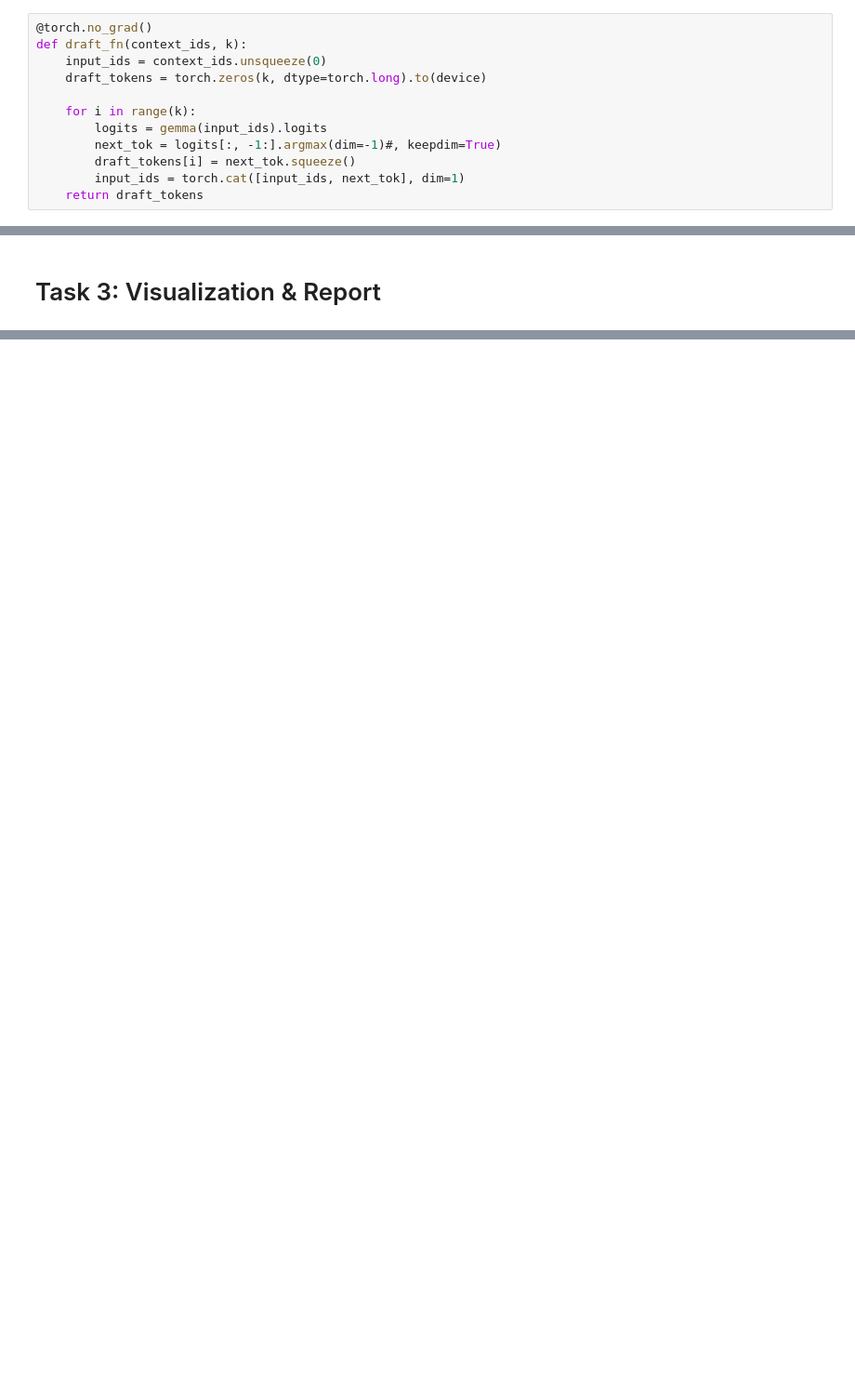
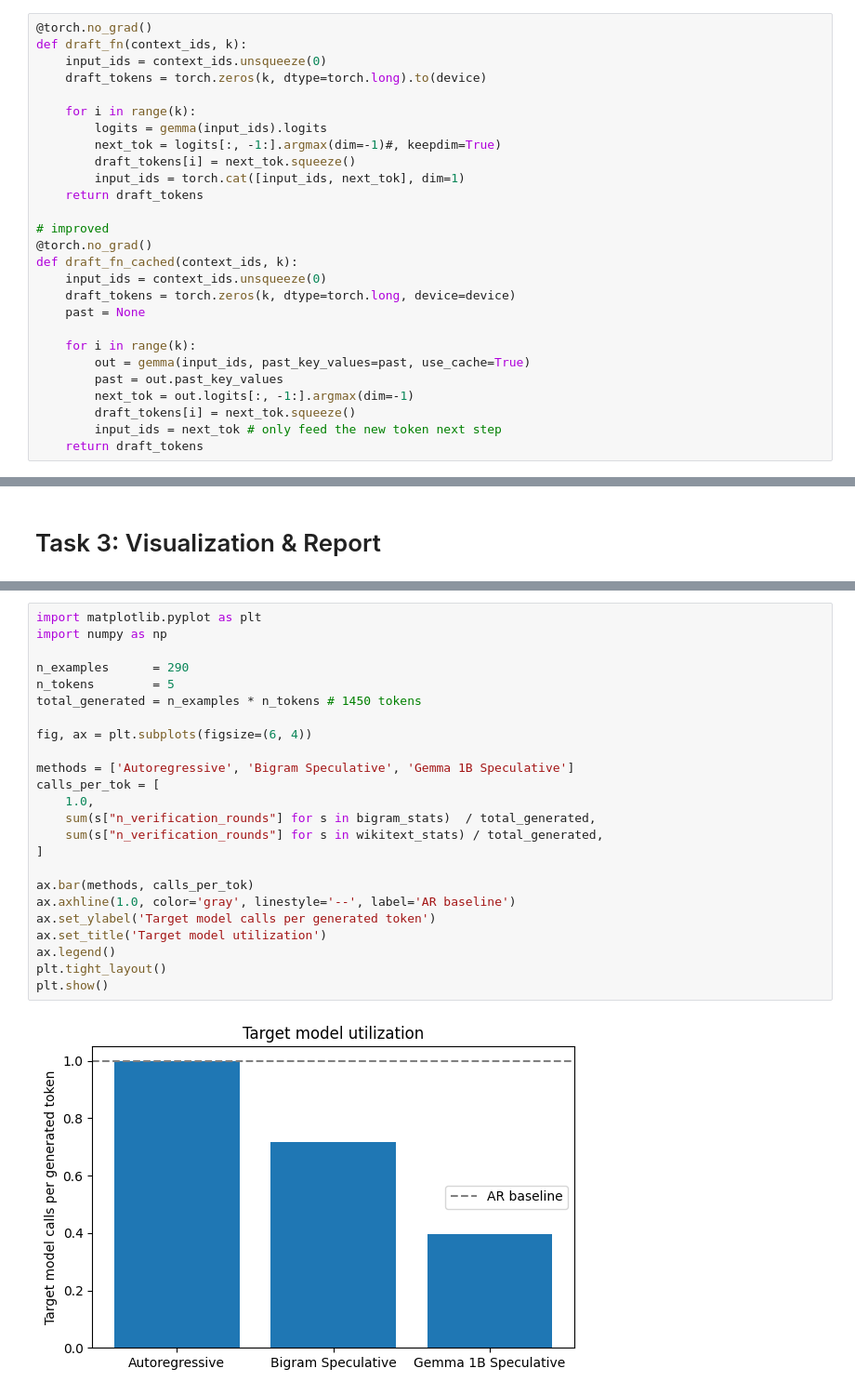
Before and after one commit to quantumFeline/nlp-hw1, a Jupyter notebook: NLP_HW1_Speculative_Decoding.ipynb, the cells around one changed output, grey strips where cells are left out. Shown at 93% size. Cells and saved outputs as stored; diff of their text form; blank space fills up the shorter version.

```diff
--- a/NLP_HW1_Speculative_Decoding.ipynb
+++ b/NLP_HW1_Speculative_Decoding.ipynb
@@ -296,6 +333,21 @@ def draft_fn(context_ids, k):
         draft_tokens[i] = next_tok.squeeze()
         input_ids = torch.cat([input_ids, next_tok], dim=1)
     return draft_tokens
+
+# improved
+@torch.no_grad()
+def draft_fn_cached(context_ids, k):
+    input_ids = context_ids.unsqueeze(0)
+    draft_tokens = torch.zeros(k, dtype=torch.long, device=device)
+    past = None
+
+    for i in range(k):
+        out = gemma(input_ids, past_key_values=past, use_cache=True)
+        past = out.past_key_values
+        next_tok = out.logits[:, -1:].argmax(dim=-1)
+        draft_tokens[i] = next_tok.squeeze()
+        input_ids = next_tok # only feed the new token next step
+    return draft_tokens
 # %%
 
 #2
@@ -399 +545,27 @@ Your summary should include at least two informative plots. For example you may
+# %%
+import matplotlib.pyplot as plt
+import numpy as np
+
+n_examples      = 290
+n_tokens        = 5
+total_generated = n_examples * n_tokens # 1450 tokens
+
+fig, ax = plt.subplots(figsize=(6, 4))
+
+methods = ['Autoregressive', 'Bigram Speculative', 'Gemma 1B Speculative']
+calls_per_tok = [
+    1.0,
+    sum(s["n_verification_rounds"] for s in bigram_stats)  / total_generated,
+    sum(s["n_verification_rounds"] for s in wikitext_stats) / total_generated,
+]
+
+ax.bar(methods, calls_per_tok)
+ax.axhline(1.0, color='gray', linestyle='--', label='AR baseline')
+ax.set_ylabel('Target model calls per generated token')
+ax.set_title('Target model utilization')
+ax.legend()
+plt.tight_layout()
+plt.show()
+# %% [output]
+[figure, added]
 # %% [markdown]
```
Also changed, not shown: parts of 16 cells of this notebook.
